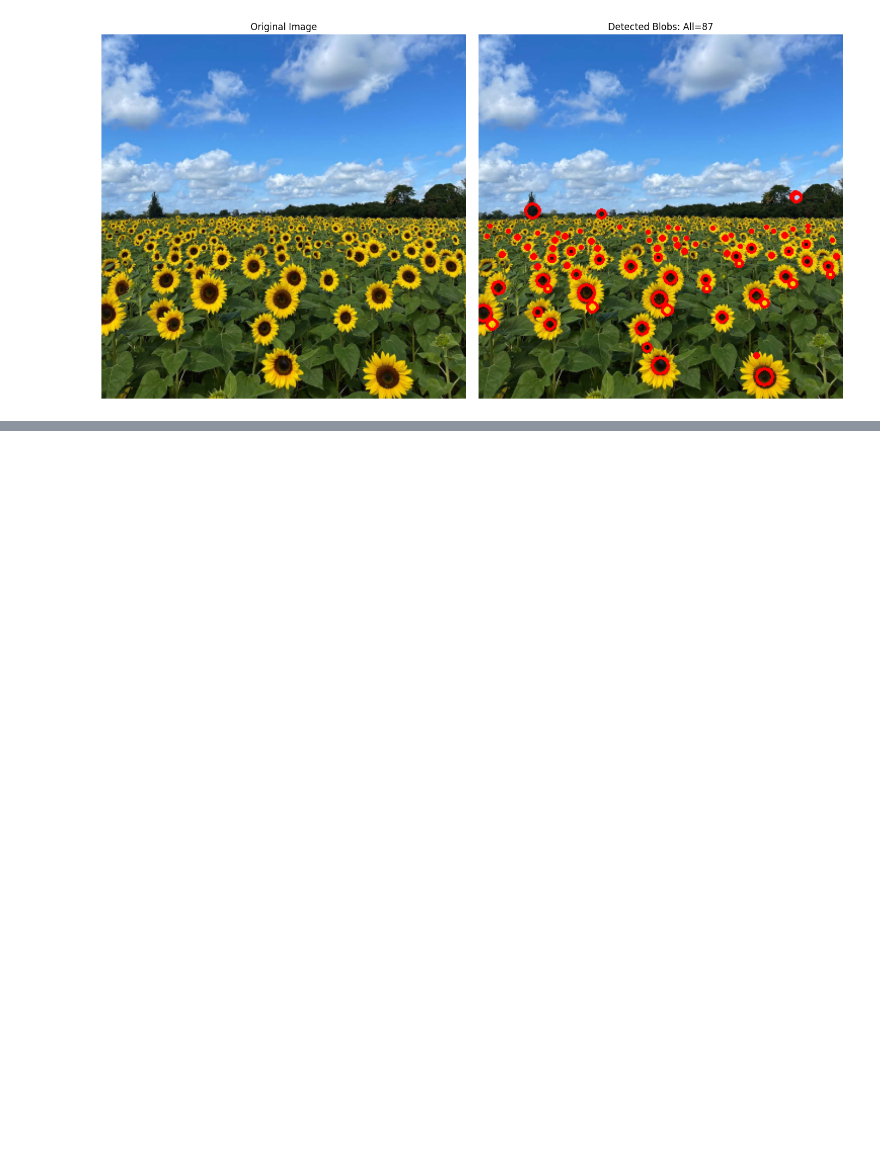
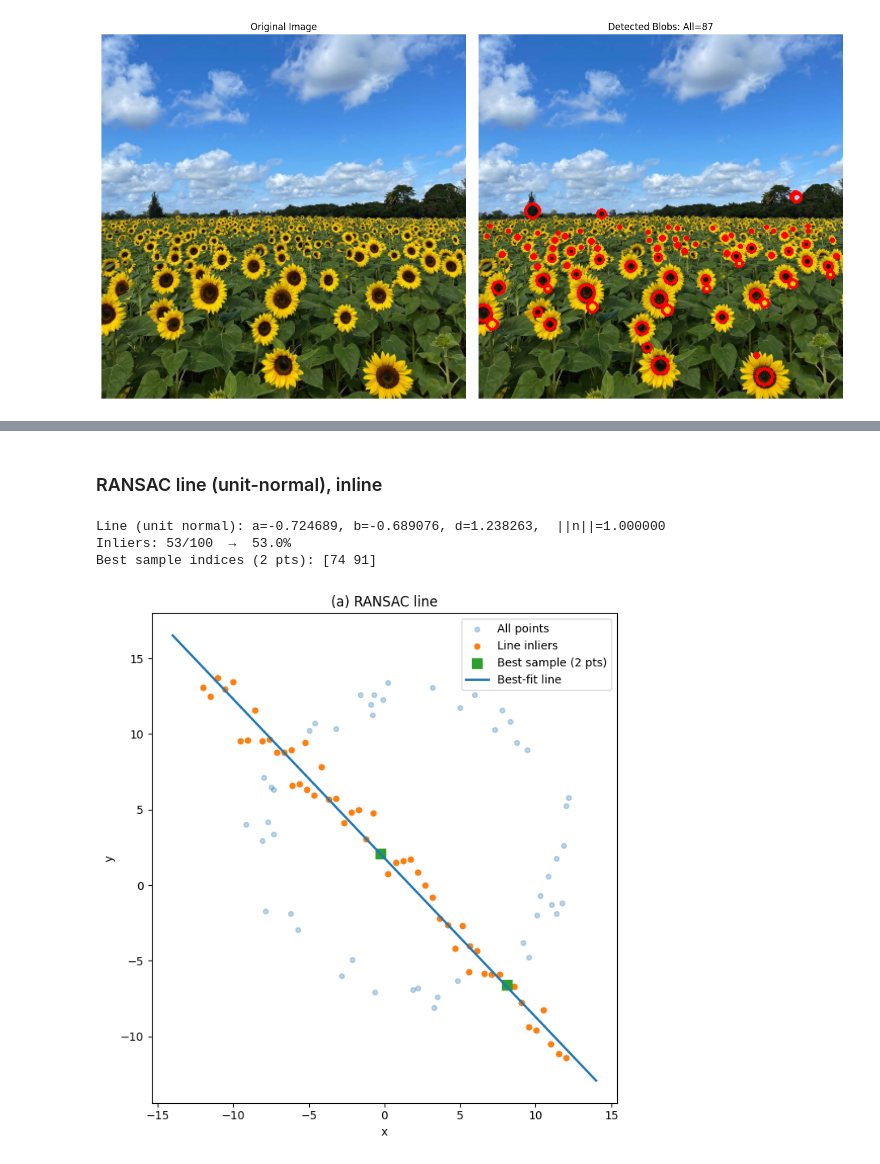
Before and after one commit to KiranGunathilaka/en3160_image_processing_machine_vision, a Jupyter notebook: assign2/220197E_a02.ipynb, the cells around one changed output, grey strips where cells are left out. Drawn from its saved outputs; the diff is of its cells as text; code cells hidden in the pictures; blank space fills up the shorter version.

```diff
--- a/assign2/220197E_a02.ipynb
+++ b/assign2/220197E_a02.ipynb
@@ -89,0 +151,60 @@ Processed scale 12/20: sigma=3.89
+# %% [markdown]
+### RANSAC line (unit-normal), inline
+# %%
+iters = 1000
+thr = 1.6
+min_consensus = 20
+
+best_count = 0
+best_a = best_b = best_d = None
+best_inliers = None
+best_sample = None
+
+for _ in range(iters):
+    i, j = rng.choice(len(X), 2, replace=False)
+    p, q = X[i], X[j]
+    v = q - p
+    if np.allclose(v, 0):
+        continue
+    # unit normal to v
+    nrm = np.linalg.norm(v)
+    a, b = v[1]/nrm, -v[0]/nrm
+    d = -(a*p[0] + b*p[1])
+
+    # distances with unit normal
+    err = np.abs(a*X[:,0] + b*X[:,1] + d)
+    inliers = err < thr
+    k = int(inliers.sum())
+    if k > best_count and k >= min_consensus:
+        # refine via SVD on inliers
+        P = X[inliers]
+        mu = P.mean(axis=0)
+        U, S, Vt = np.linalg.svd(P - mu)
+        a2, b2 = Vt[-1] / np.linalg.norm(Vt[-1])
+        d2 = -(a2*mu[0] + b2*mu[1])
+
+        best_count = k
+        best_a, best_b, best_d = a2, b2, d2
+        best_inliers = inliers
+        best_sample = np.array([i, j])
+
+print(f"Line (unit normal): a={best_a:.6f}, b={best_b:.6f}, d={best_d:.6f},  ||n||={np.hypot(best_a,best_b):.6f}")
+print(f"Inliers: {best_count}/{len(X)}  →  {100*best_count/len(X):.1f}%")
+print('Best sample indices (2 pts):', best_sample)
+
+# Plot
+xx = np.array([-14.0, 14.0])
+yy = -(best_a*xx + best_d)/best_b
+
+fig, ax = plt.subplots(figsize=(7, 7))
+ax.scatter(X[:,0], X[:,1], s=18, alpha=0.3, label='All points')
+ax.scatter(X[best_inliers,0], X[best_inliers,1], s=22, label='Line inliers')
+ax.scatter(X[best_sample,0], X[best_sample,1], s=80, marker='s', label='Best sample (2 pts)')
+ax.plot(xx, yy, linewidth=2, label='Best-fit line')
+ax.set_aspect('equal'); ax.set_title('(a) RANSAC line'); ax.set_xlabel('x'); ax.set_ylabel('y'); ax.legend()
+plt.tight_layout(); plt.show()
+# %% [output]
+Line (unit normal): a=-0.724689, b=-0.689076, d=1.238263,  ||n||=1.000000
+Inliers: 53/100  →  53.0%
+Best sample indices (2 pts): [74 91]
+[figure, added]
```
Also changed, not shown: parts of 7 cells of this notebook, 4 other files.
